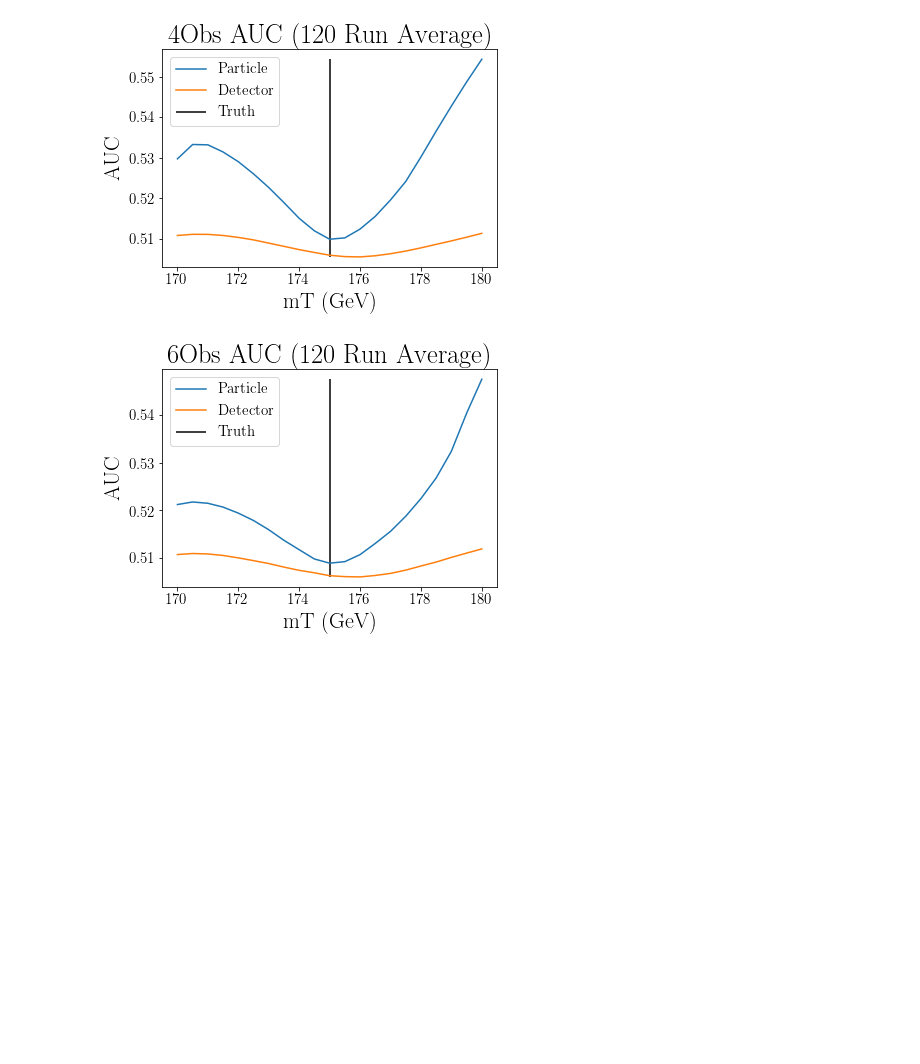
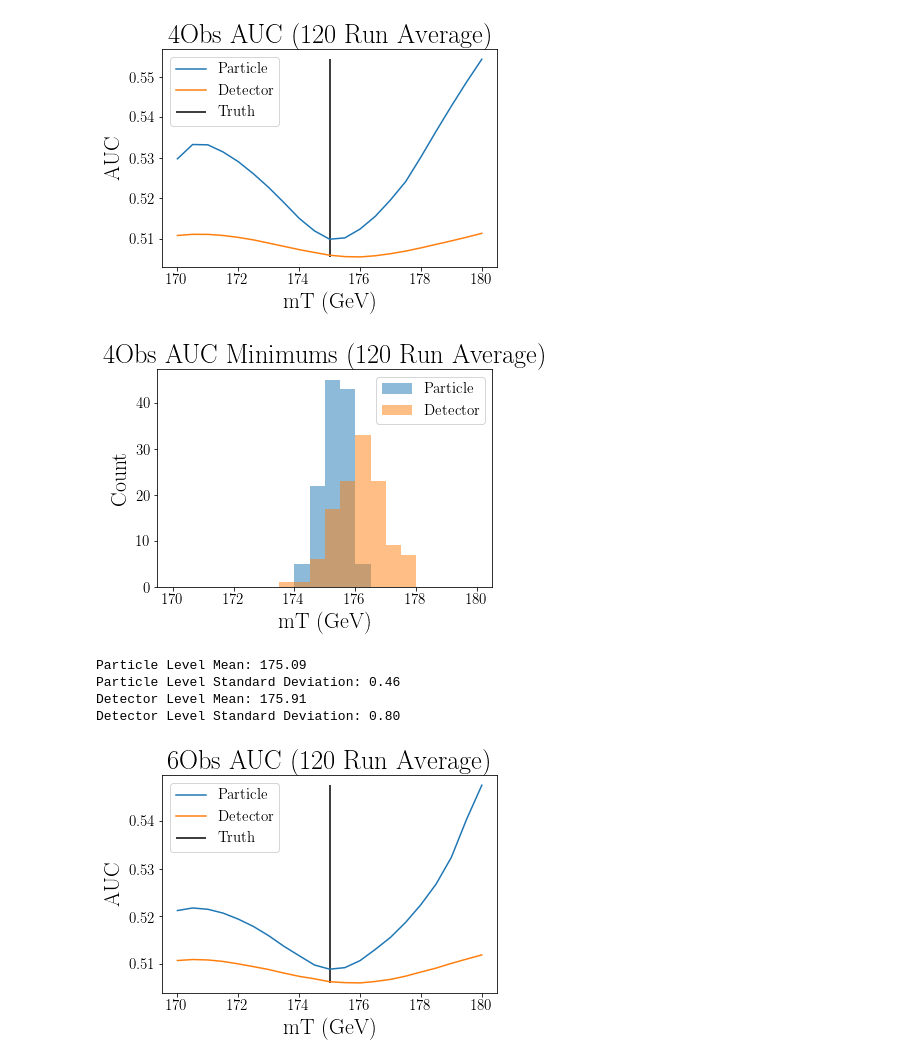
Before and after one commit to hep-lbdl/SRGN, a Jupyter notebook: TopQuarkFitting/DCTR_1D_mT-EnsembleDataProcessing.ipynb, the cells around one changed output. Saved outputs shown, nothing was run; the diff lists cells and outputs as text; code cells hidden in the pictures; blank space fills up the shorter version.

```diff
--- a/TopQuarkFitting/DCTR_1D_mT-EnsembleDataProcessing.ipynb
+++ b/TopQuarkFitting/DCTR_1D_mT-EnsembleDataProcessing.ipynb
@@ -254,6 +295,29 @@ plt.legend()
 plt.show()
 # %% [output]
 [figure]
+# %%
+bins = np.linspace(170, 180, 21)
+plt.title("4Obs AUC Minimums (120 Run Average)")
+
+plt.hist(thetas[AUC_4Obs_part_min], bins = bins, alpha = 0.5, label='Particle')
+plt.hist(thetas[AUC_4Obs_det_min], bins = bins, alpha = 0.5, label='Detector')
+plt.xlabel("mT (GeV)")
+plt.ylabel("Count")
+
+plt.legend()
+plt.show()
+
+print("Particle Level Mean: {:.2f}".format(np.mean(thetas[AUC_4Obs_part_min])))#, np.mean(thetas[AUC_6Obs_part_min]))
+print("Particle Level Standard Deviation: {:.2f}".format(np.std(thetas[AUC_4Obs_part_min])))
+
+print("Detector Level Mean: {:.2f}".format(np.mean(thetas[AUC_4Obs_det_min])))
+print("Detector Level Standard Deviation: {:.2f}".format(np.std(thetas[AUC_4Obs_det_min])))
+# %% [output]
+[figure, added]
+Particle Level Mean: 175.09
+Particle Level Standard Deviation: 0.46
+Detector Level Mean: 175.91
+Detector Level Standard Deviation: 0.80
 # %%
 plt.title("6Obs AUC (120 Run Average)")
 
```
Also changed, not shown: parts of 6 cells of this notebook.
